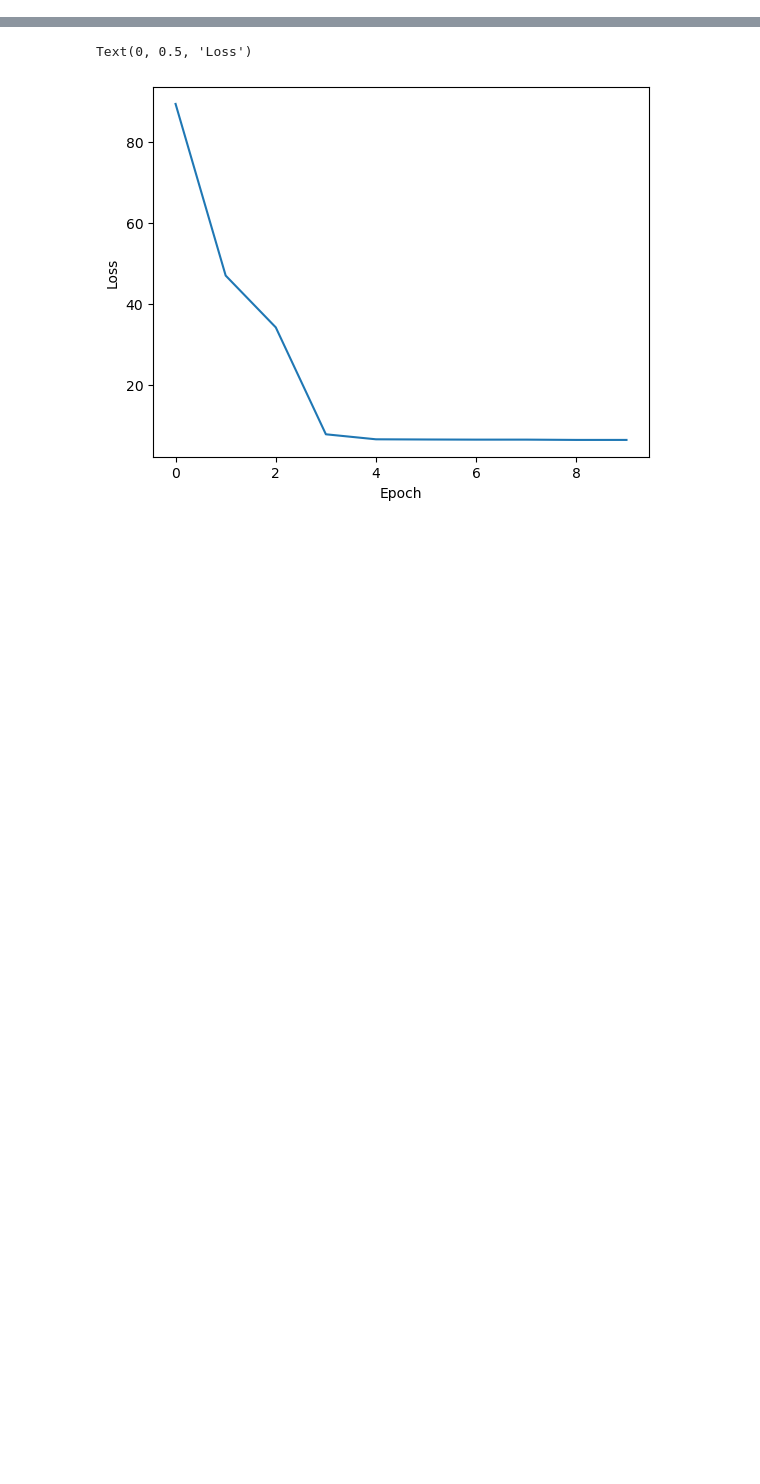
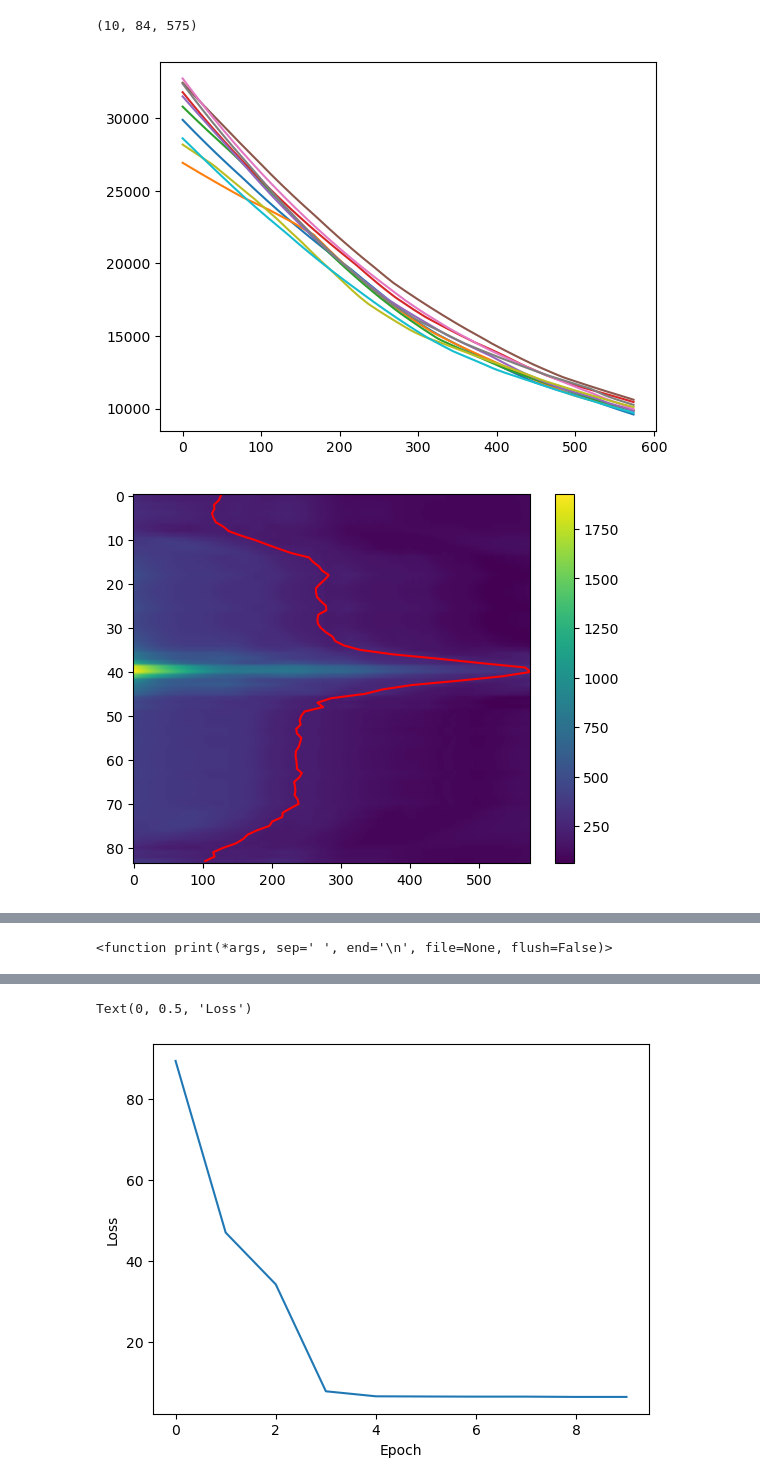
Before and after one commit to BWielen/CLFitter, a Jupyter notebook: Examples/BackgroundParameterization.ipynb, the cells around one changed output, grey strips where cells are left out. Drawn from its saved outputs; the diff is of its cells as text; code cells hidden in the pictures; blank space fills up the shorter version.

```diff
--- a/Examples/BackgroundParameterization.ipynb
+++ b/Examples/BackgroundParameterization.ipynb
@@ -15,0 +298,37 @@ print(raw_data)
+# %%
+objectNN.background.shape
+print(objectNN.background.shape)
+bgmean = np.mean(objectNN.background, axis=0)
+bgstd = np.std(objectNN.background, axis=0)
+
+plt.plot(objectNN.background[:,40,:].T)
+# plt.plot(objectNN.intensity_data.T, alpha=0.5)
+# plt.colorbar()
+# plt.plot(objectNN.background[0])
+# print(objectNN.background[1]-objectNN.background[0])
+# plt.imshow(bgmean, aspect='auto', cmap='viridis')
+# plt.colorbar()
+plt.show()
+tii = objectNN.total_integrated_intensity
+frac = 0.7
+plt.plot((tii-frac*min(tii))/(max(tii)-min(tii)*frac)*len(objectNN.energy_axis), range(len(objectNN.spatial_axis)), color='red')
+plt.imshow(bgstd, aspect='auto', cmap='viridis')
+plt.colorbar()
+plt.show()
+
+
+show_spectrum = 10
+plt.plot(objectNN.energy_axis, bgmean[show_spectrum], label='Mean Background')
+plt.fill_between(objectNN.energy_axis, bgmean[show_spectrum]-bgstd[show_spectrum], bgmean[show_spectrum]+bgstd[show_spectrum], alpha=0.5, label='1 Std Dev')
+plt.plot(objectNN.energy_axis, objectNN.intensity_data[show_spectrum], label='Spectrum 40')
+plt.xlabel('Energy Loss (eV)')
+plt.ylabel('Intensity (a.u.)')
+plt.show()
+
+plt.imshow((objectNN.intensity_data-bgmean)/bgstd, aspect='auto', cmap='viridis')
+plt.colorbar()
+plt.show()
+# %% [output]
+(10, 84, 575)
+[figure, added]
+[figure, added]
@@ -30,6 +351,9 @@ energy_loss_axis = np.linspace(begin, begin + dispersion * (size - 1), size)
 spatial_md = raw_data[0]['axes'][0]
 begin, step, size = spatial_md['offset'], spatial_md['scale'], spatial_md['size']
 spatial_axis = np.linspace(begin, begin + step * (size - 1), size)
+print
+# %% [output]
+<function print(*args, sep=' ', end='\n', file=None, flush=False)>
 # %%
 plt.imshow(core_loss_data, cmap='gray', aspect='auto', extent=
         [energy_loss_axis[0], energy_loss_axis[-1], spatial_axis[0], spatial_axis[-1]])
```
Also changed, not shown: parts of 8 cells of this notebook, 5 other files.
